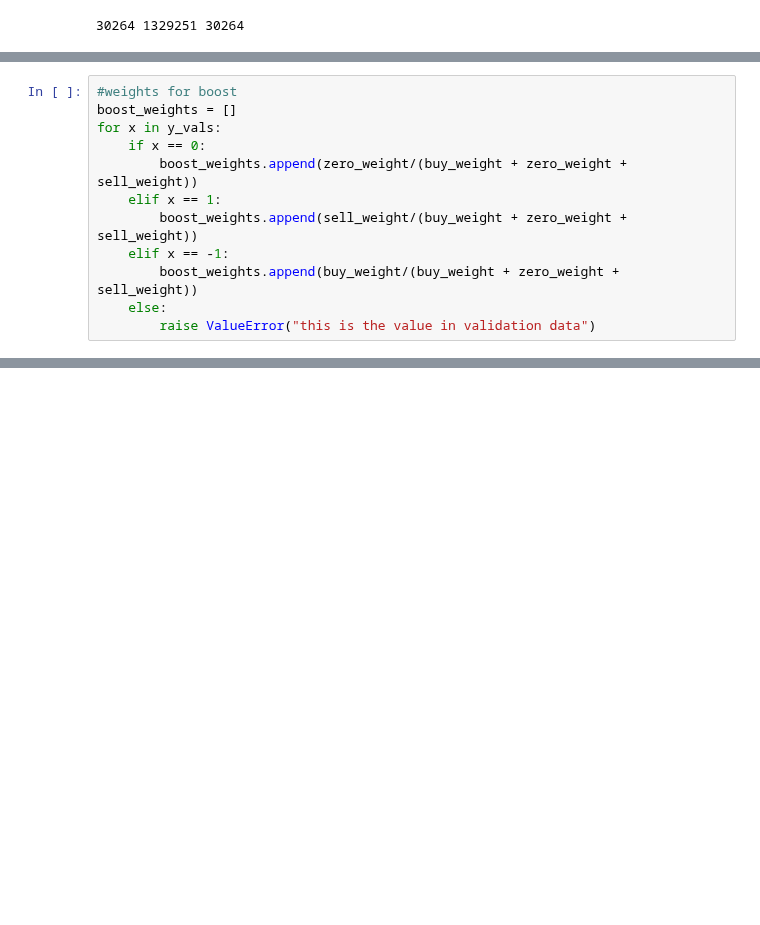
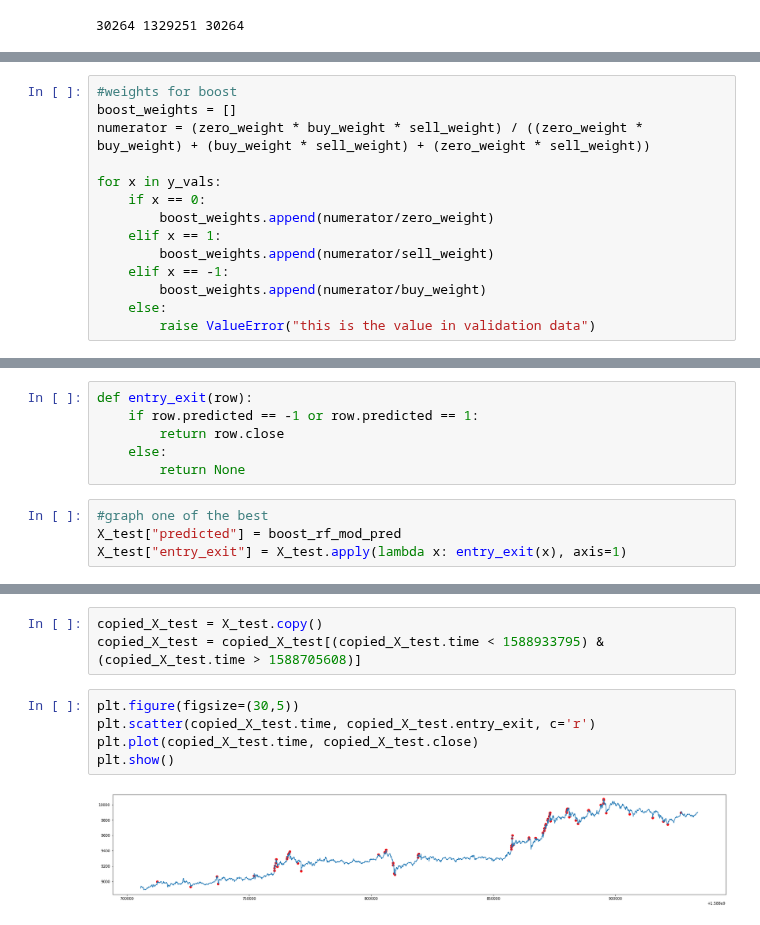
Before and after one commit to lowrollr/moonshot, a Jupyter notebook: back_testing/v2/research/notebooks/optimal_trading/optimal_trade_with_ml.ipynb, the cells around one changed output, grey strips where cells are left out. Cells and saved outputs as stored; diff of their text form; blank space fills up the shorter version.

```diff
--- a/back_testing/v2/research/notebooks/optimal_trading/optimal_trade_with_ml.ipynb
+++ b/back_testing/v2/research/notebooks/optimal_trading/optimal_trade_with_ml.ipynb
@@ -200,13 +219,15 @@ A column-vector y was passed when a 1d array was expected. Please change the sha
 # %%
 #weights for boost
 boost_weights = []
+numerator = (zero_weight * buy_weight * sell_weight) / ((zero_weight * buy_weight) + (buy_weight * sell_weight) + (zero_weight * sell_weight))
+
 for x in y_vals:
     if x == 0:
-        boost_weights.append(zero_weight/(buy_weight + zero_weight + sell_weight))
+        boost_weights.append(numerator/zero_weight)
     elif x == 1:
-        boost_weights.append(sell_weight/(buy_weight + zero_weight + sell_weight))
+        boost_weights.append(numerator/sell_weight)
     elif x == -1:
-        boost_weights.append(buy_weight/(buy_weight + zero_weight + sell_weight))
+        boost_weights.append(numerator/buy_weight)
     else:
         raise ValueError("this is the value in validation data")
 # %%
@@ -488,0 +836,10 @@ Counter({0: 328433, 1: 10635, -1: 8377})
+# %%
+def entry_exit(row):
+    if row.predicted == -1 or row.predicted == 1:
+        return row.close
+    else:
+        return None
+# %%
+#graph one of the best
+X_test["predicted"] = boost_rf_mod_pred
+X_test["entry_exit"] = X_test.apply(lambda x: entry_exit(x), axis=1)
@@ -488,0 +873,10 @@ Counter({0: 328433, 1: 10635, -1: 8377})
+# %%
+copied_X_test = X_test.copy()
+copied_X_test = copied_X_test[(copied_X_test.time < 1588933795) & (copied_X_test.time > 1588705608)]
+# %%
+plt.figure(figsize=(30,5))
+plt.scatter(copied_X_test.time, copied_X_test.entry_exit, c='r')
+plt.plot(copied_X_test.time, copied_X_test.close)
+plt.show()
+# %% [output]
+[figure, added]
```
Also changed, not shown: parts of 44 cells of this notebook, 1 other file.
